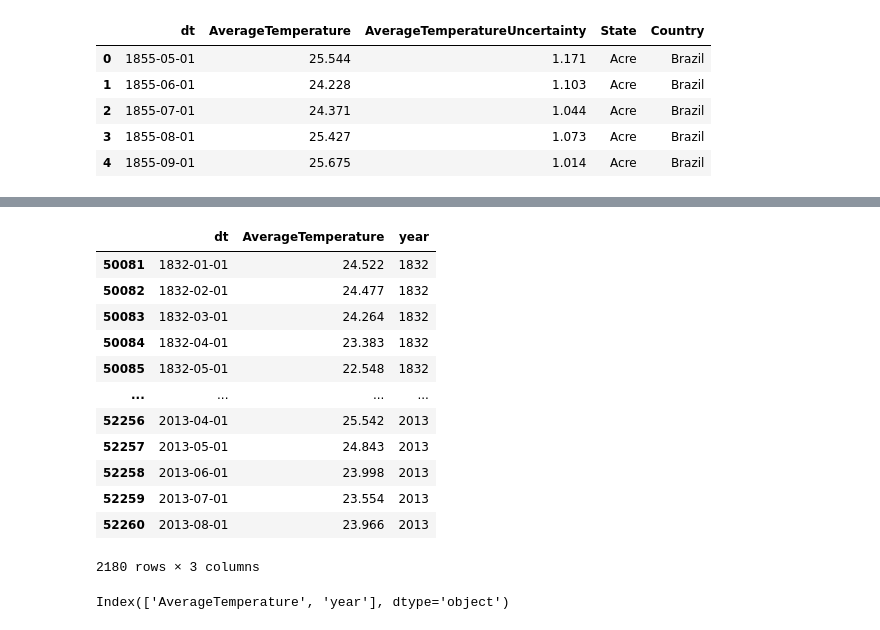
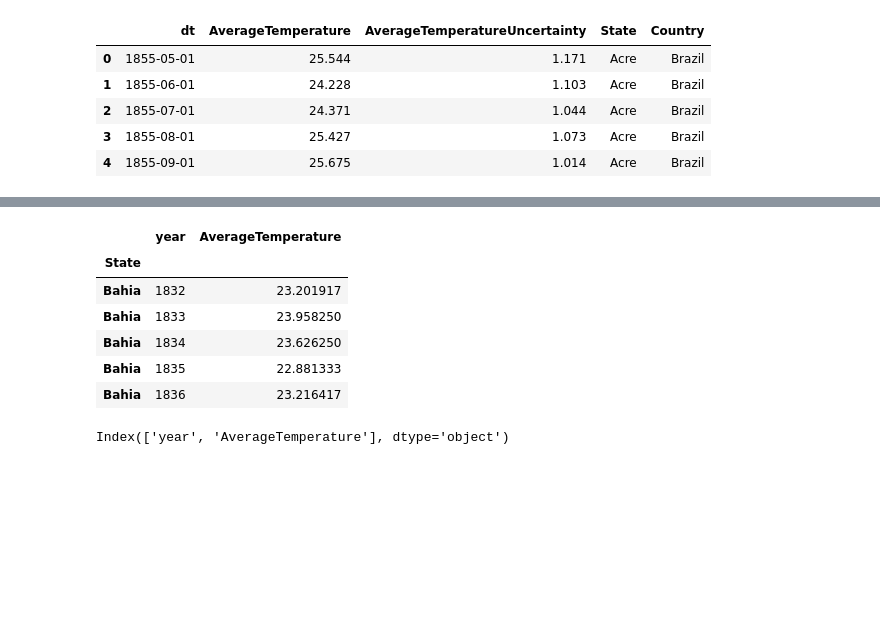
Before and after one commit to leonardovenan/santanderCoders3, a Jupyter notebook: Trabalho_final_states_arima.ipynb, the cells around one changed output, grey strips where cells are left out. Cells and saved outputs as stored; diff of their text form; code cells hidden in the pictures; blank space fills up the shorter version.

```diff
--- a/Trabalho_final_states_arima.ipynb
+++ b/Trabalho_final_states_arima.ipynb
@@ -103,21 +38,42 @@ print(estados1)
-# %%
-data_arima.drop('State', axis=1, inplace=True)
-data_arima
-# %% [output]
-|  | dt | AverageTemperature | year |
-| 50081 | 1832-01-01 | 24.522 | 1832 |
-| 50082 | 1832-02-01 | 24.477 | 1832 |
-| 50083 | 1832-03-01 | 24.264 | 1832 |
-| 50084 | 1832-04-01 | 23.383 | 1832 |
-| 50085 | 1832-05-01 | 22.548 | 1832 |
-| ... | ... | ... | ... |
-| 52256 | 2013-04-01 | 25.542 | 2013 |
-| 52257 | 2013-05-01 | 24.843 | 2013 |
-| 52258 | 2013-06-01 | 23.998 | 2013 |
-| 52259 | 2013-07-01 | 23.554 | 2013 |
-| 52260 | 2013-08-01 | 23.966 | 2013 |
-2180 rows × 3 columns
+# %%
+#verificação de dada máxima, iremos considerar o mínimo como 1800
+#print(data_arima['dt'].max())
+# Convertendo a coluna "dt" para dados de data
+data_arima['dt'] = pd.to_datetime(data_arima['dt'])
+#observando análises anteriores foi possível notar que existe uma defasagem nos dados
+#anteriores ao ano de 1800
+data_arima.drop(data_arima[data_arima['dt']<='1800-01-01'].index, inplace=True)
+data_arima.drop(data_arima[data_arima['dt']>='2013-09-01'].index, inplace=True)
+data_arima.drop(data_arima[data_arima['State'] != 'Bahia'].index, inplace=True)
+# Extraindo o ano da coluna "dt" para realizarmos uma análise por ano
+data_arima["year"] = data_arima["dt"].dt.year
+
+## Aqui começa a análise exploratória de dados para descobrir padrões e tendências, primeiro
+## agrupando as temperaturas por ano e estado
+dados_previsao = data_arima.groupby(["year","State"]).mean()
+
+## Limpeza dos dados utilizando o método .dropna() para remover linhas com valores ausentes
+data_arima.dropna(inplace=True)
+
+dados_previsao.drop('AverageTemperatureUncertainty', axis=1, inplace=True)
+
+dados_previsao.head()
+
+dados_previsao = dados_previsao.loc[(slice(None), "Bahia"), :]
+dados_previsao = dados_previsao.loc[(slice(None), "State"), :]
+dados_previsao = dados_previsao.reset_index(level=0)
+
+
+dados_previsao.head()
+# %% [output]
+|  | year | AverageTemperature |
+| State |  |  |
+| Bahia | 1832 | 23.201917 |
+| Bahia | 1833 | 23.958250 |
+| Bahia | 1834 | 23.626250 |
+| Bahia | 1835 | 22.881333 |
+| Bahia | 1836 | 23.216417 |
 # %%
-data_arima.columns
+dados_previsao.columns
 # %% [output]
-Index(['AverageTemperature', 'year'], dtype='object')
+Index(['year', 'AverageTemperature'], dtype='object')
```
Also changed, not shown: parts of 12 cells of this notebook.
